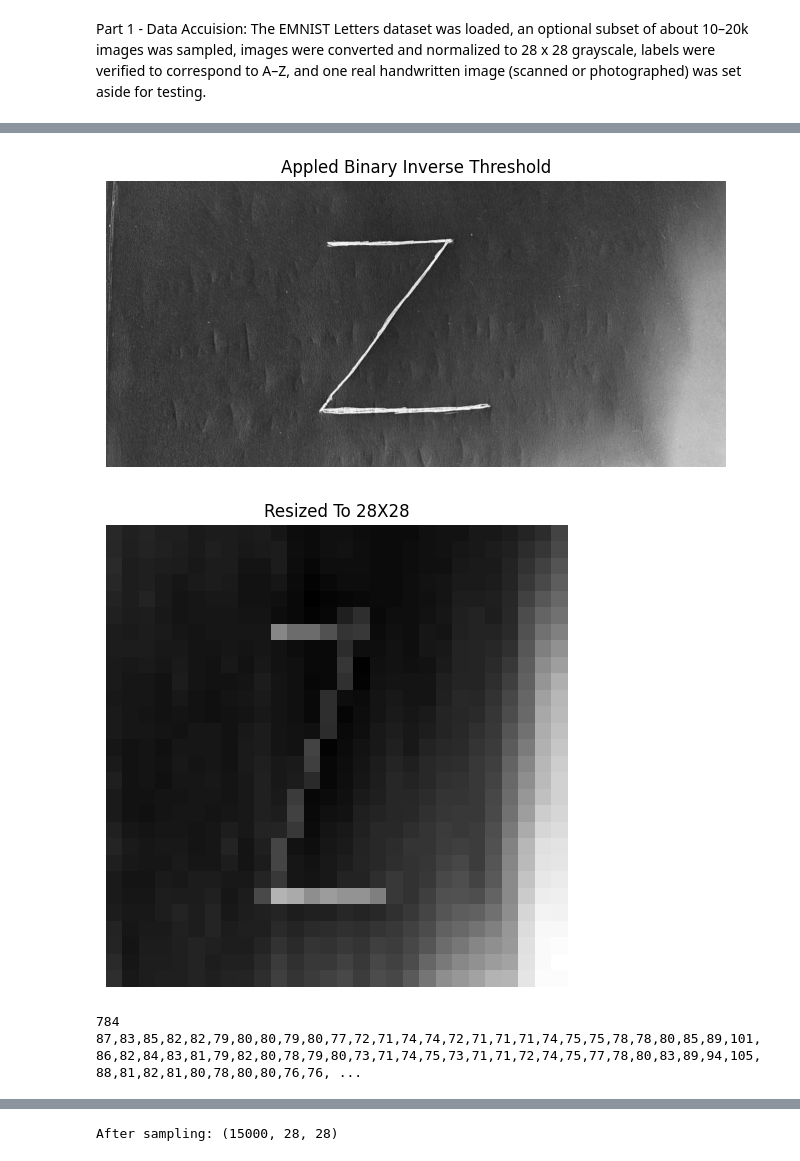
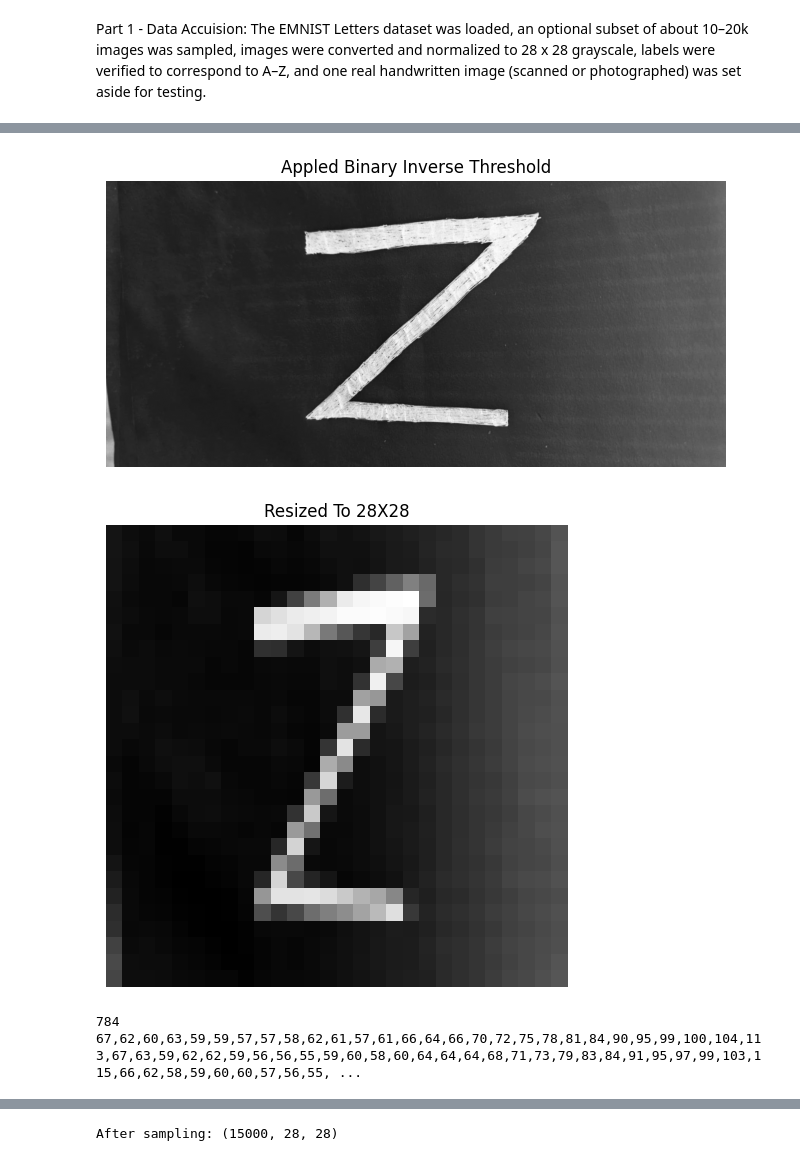
Before and after one commit to nkapre/cv-assignment-1, a Jupyter notebook: EMNIST.ipynb, the cells around one changed output, grey strips where cells are left out. Saved outputs shown, nothing was run; the diff lists cells and outputs as text; code cells hidden in the pictures.

```diff
--- a/EMNIST.ipynb
+++ b/EMNIST.ipynb
@@ -24,7 +24,8 @@ def showImage(imageVariable, messageVariable):
     plt.show()
 
 # Step:1 - Acquiring one real handwritten test sample Image for validation and Load Handwritten Image
-imgpath = 'C:\\Users\\yamin\\cv-assignment-1\\my_handwritten_text.png'
+# imgpath = 'C:\GithubRepositoryFolder\cv-assignment-1\my_handwritten_text.png'
+imgpath = 'my_handwritten_text.png'
 handwrittenimage = cv2.imread(imgpath)
 
 #Checking Proper Loading of the image
@@ -64,7 +65,7 @@ print(cs_bit)
-[figure, old version]
+[figure, new version]
-[figure, old version]
+[figure, new version]
 784
-87,83,85,82,82,79,80,80,79,80,77,72,71,74,74,72,71,71,71,74,75,75,78,78,80,85,89,101,86,82,84,83,81,79,82,80,78,79,80,73,71,74,75,73,71,71,72,74,75,77,78,80,83,89,94,105,88,81,82,81,80,78,80,80,76,76, ...
+67,62,60,63,59,59,57,57,58,62,61,57,61,66,64,66,70,72,75,78,81,84,90,95,99,100,104,113,67,63,59,62,62,59,56,56,55,59,60,58,60,64,64,64,68,71,73,79,83,84,91,95,97,99,103,115,66,62,58,59,60,60,57,56,55, ...
 # %%
 # Load the EMNIST Letters dataset, separate labels and pixel values,
 # and reshape flattened image data into 28×28 grayscale images for model training and testing.
```
Also changed, not shown: parts of 5 cells of this notebook, 10 other files.
